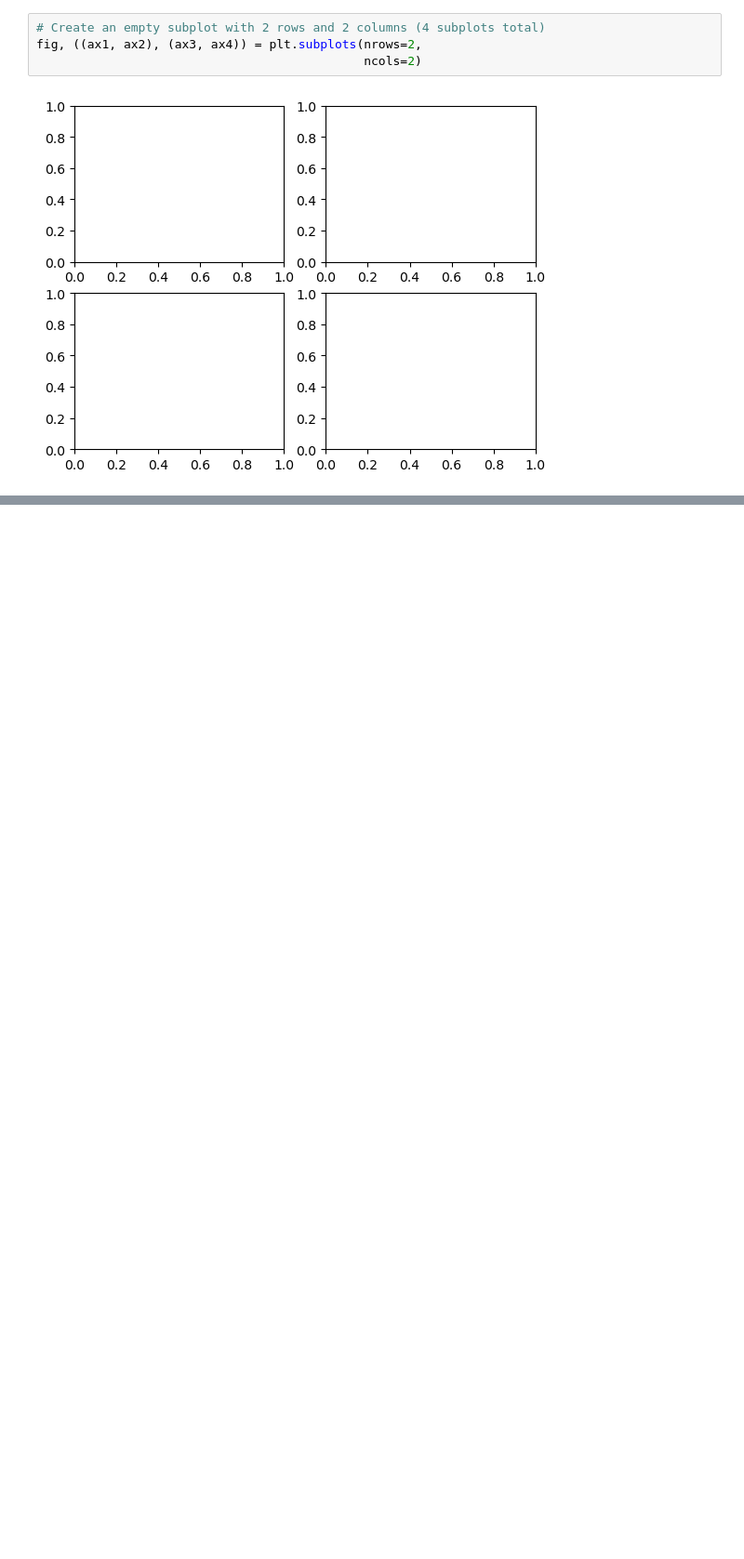
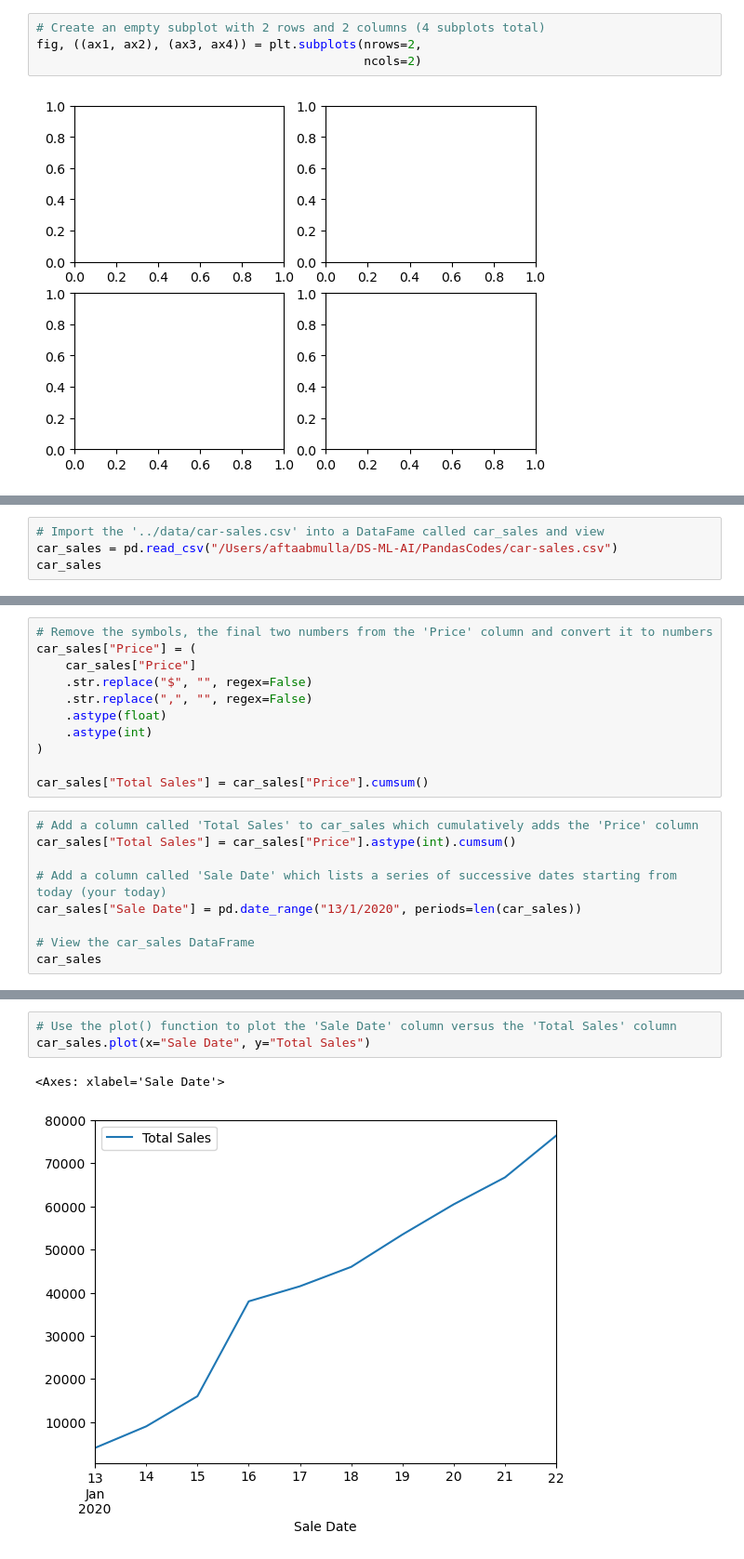
Before and after one commit to aftb777/Learning-Machine, a Jupyter notebook: MatpotlibCodes/Exercise.ipynb, the cells around one changed output, grey strips where cells are left out. Shown at 93% size. Saved outputs shown, nothing was run; the diff lists cells and outputs as text; blank space fills up the shorter version.

```diff
--- a/MatpotlibCodes/Exercise.ipynb
+++ b/MatpotlibCodes/Exercise.ipynb
@@ -153,0 +157,4 @@ ax4.hist(np.random.randn(1000));
+# %%
+# Import the '../data/car-sales.csv' into a DataFame called car_sales and view
+car_sales = pd.read_csv("/Users/aftaabmulla/DS-ML-AI/PandasCodes/car-sales.csv")
+car_sales
@@ -153,0 +173,20 @@ ax4.hist(np.random.randn(1000));
+# %%
+# Remove the symbols, the final two numbers from the 'Price' column and convert it to numbers
+car_sales["Price"] = (
+    car_sales["Price"]
+    .str.replace("$", "", regex=False)
+    .str.replace(",", "", regex=False)
+    .astype(float)
+    .astype(int)
+)
+
+car_sales["Total Sales"] = car_sales["Price"].cumsum()
+# %%
+# Add a column called 'Total Sales' to car_sales which cumulatively adds the 'Price' column
+car_sales["Total Sales"] = car_sales["Price"].astype(int).cumsum()
+
+# Add a column called 'Sale Date' which lists a series of successive dates starting from today (your today)
+car_sales["Sale Date"] = pd.date_range("13/1/2020", periods=len(car_sales))
+
+# View the car_sales DataFrame
+car_sales
@@ -153,0 +205,6 @@ ax4.hist(np.random.randn(1000));
+# %%
+# Use the plot() function to plot the 'Sale Date' column versus the 'Total Sales' column
+car_sales.plot(x="Sale Date", y="Total Sales")
+# %% [output]
+<Axes: xlabel='Sale Date'>
+[figure, added]
```
Also changed, not shown: parts of 11 cells of this notebook.
